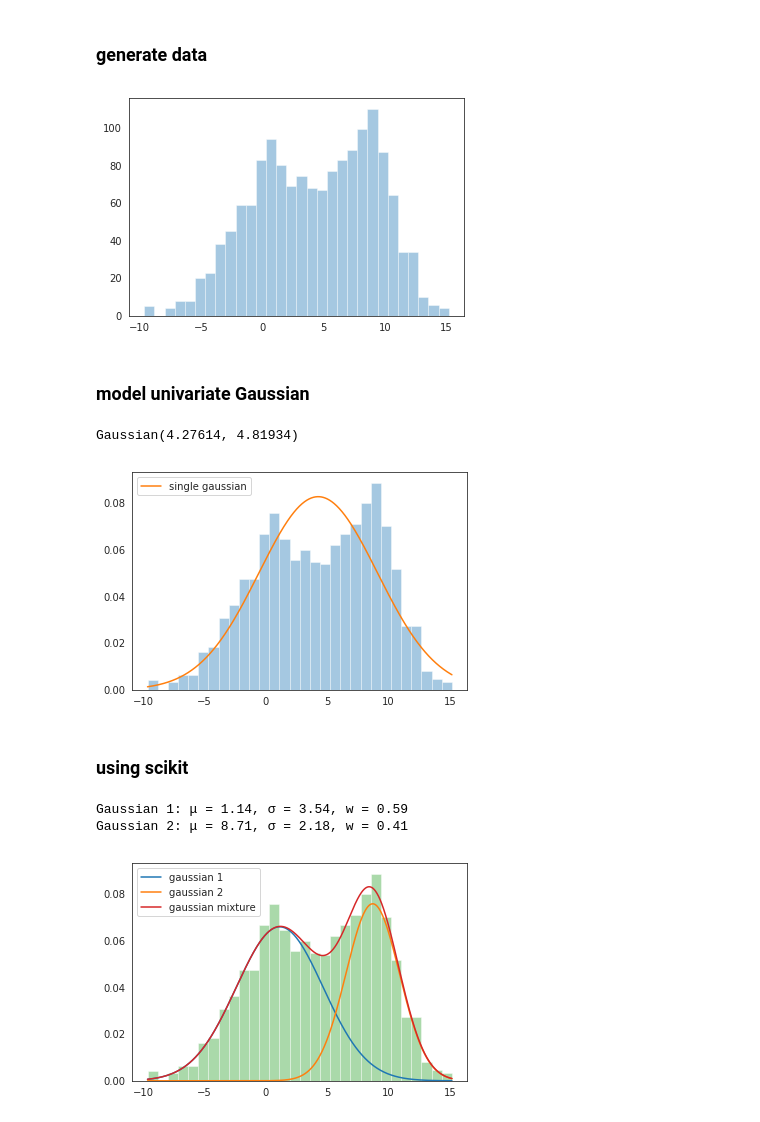
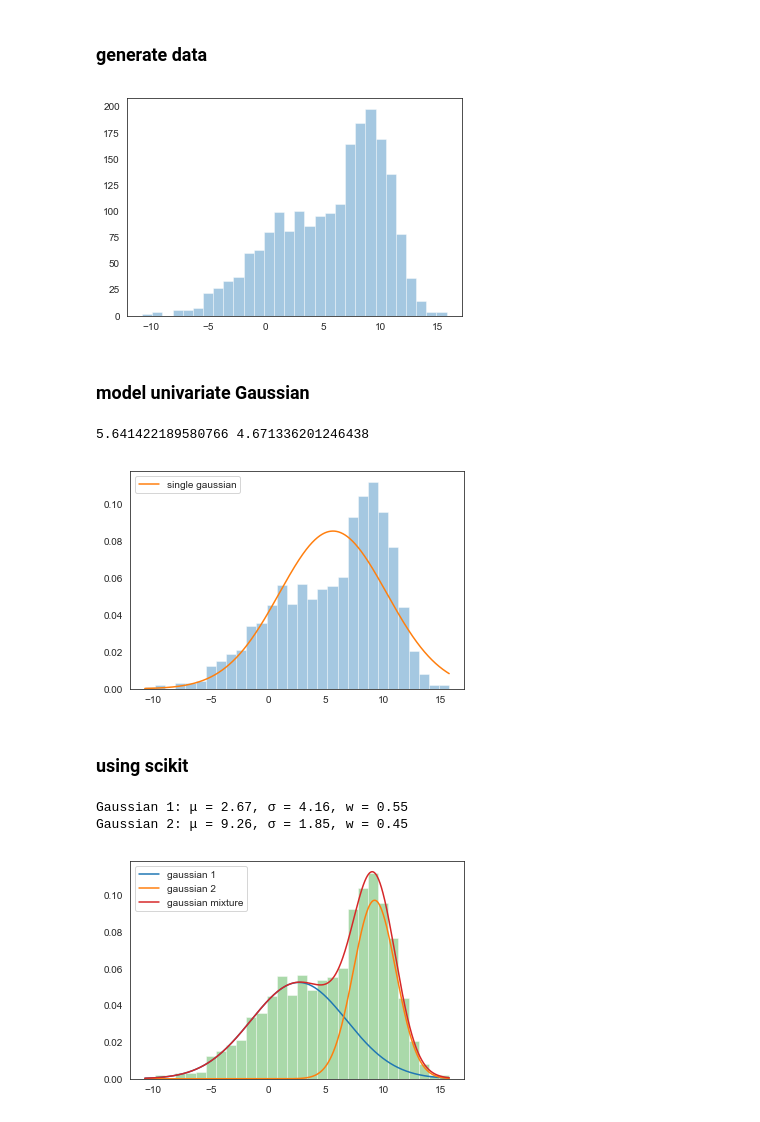
Before and after one commit to RadekDickinson/Machine_learning, a Jupyter notebook: EM_algorithm.ipynb, the cells around one changed output. Saved outputs shown, nothing was run; the diff lists cells and outputs as text; code cells hidden in the pictures.

```diff
--- a/EM_algorithm.ipynb
+++ b/EM_algorithm.ipynb
@@ -20,8 +20,10 @@ from random import uniform
 μ1, σ1 = 2, 4
 μ2, σ2 = 9, 2
 
+npr.seed(40)
+
 y1 = npr.normal(μ1, σ1, size=1000)
-y2 = npr.normal(μ2, σ2, size=500)
+y2 = npr.normal(μ2, σ2, size=1000)
 data = np.append(y1, y2)
 
 # PLOT IT
@@ -33,37 +35,34 @@ supp = np.linspace(graph_min, graph_max, 2000)
 sns.distplot(data, bins=30, kde=False)
 plt.show()
 # %% [output]
-[figure, old version]
+[figure, new version]
 # %% [markdown]
 ### model univariate Gaussian
 # %%
 class Gaussian:
 
     def __init__(self, μ, σ):
         self.μ, self.σ = μ, σ
 
     def pdf(self, datum):
         μ, σ = self.μ, self.σ
         u = (datum-μ)/abs(σ)
         y = (1/(sqrt(2*pi)*abs(σ)))*exp(-u**2/2)
         return y
 
-    def __repr__(self):
-        return 'Gaussian({0:4.6}, {1:4.6})'.format(self.μ, self.σ)
-
-best_single = Gaussian(data.mean(), data.std())
-print(best_single)
+gauss = Gaussian(data.mean(), data.std())
+print(gauss.μ, gauss.σ)
 
 # fit curve to data
-g_single = stats.norm(best_single.μ, best_single.σ).pdf(supp)
+g_single = stats.norm(gauss.μ, gauss.σ).pdf(supp)
 
 sns.distplot(data, bins=30, kde=False, norm_hist=True)
 plt.plot(supp, g_single, label='single gaussian')
 plt.legend()
 plt.show()
 # %% [output]
-Gaussian(4.27614, 4.81934)
+5.641422189580766 4.671336201246438
-[figure, old version]
+[figure, new version]
 # %% [markdown]
 ### using scikit
 # %%
@@ -86,6 +85,6 @@ plt.plot(supp, gmm_sum, label='gaussian mixture')
 plt.legend()
 plt.show()
 # %% [output]
-Gaussian 1: μ = 1.14, σ = 3.54, w = 0.59
-Gaussian 2: μ = 8.71, σ = 2.18, w = 0.41
+Gaussian 1: μ = 2.67, σ = 4.16, w = 0.55
+Gaussian 2: μ = 9.26, σ = 1.85, w = 0.45
-[figure, old version]
+[figure, new version]
```
Also changed, not shown: parts of 9 cells of this notebook, 2 other files.
